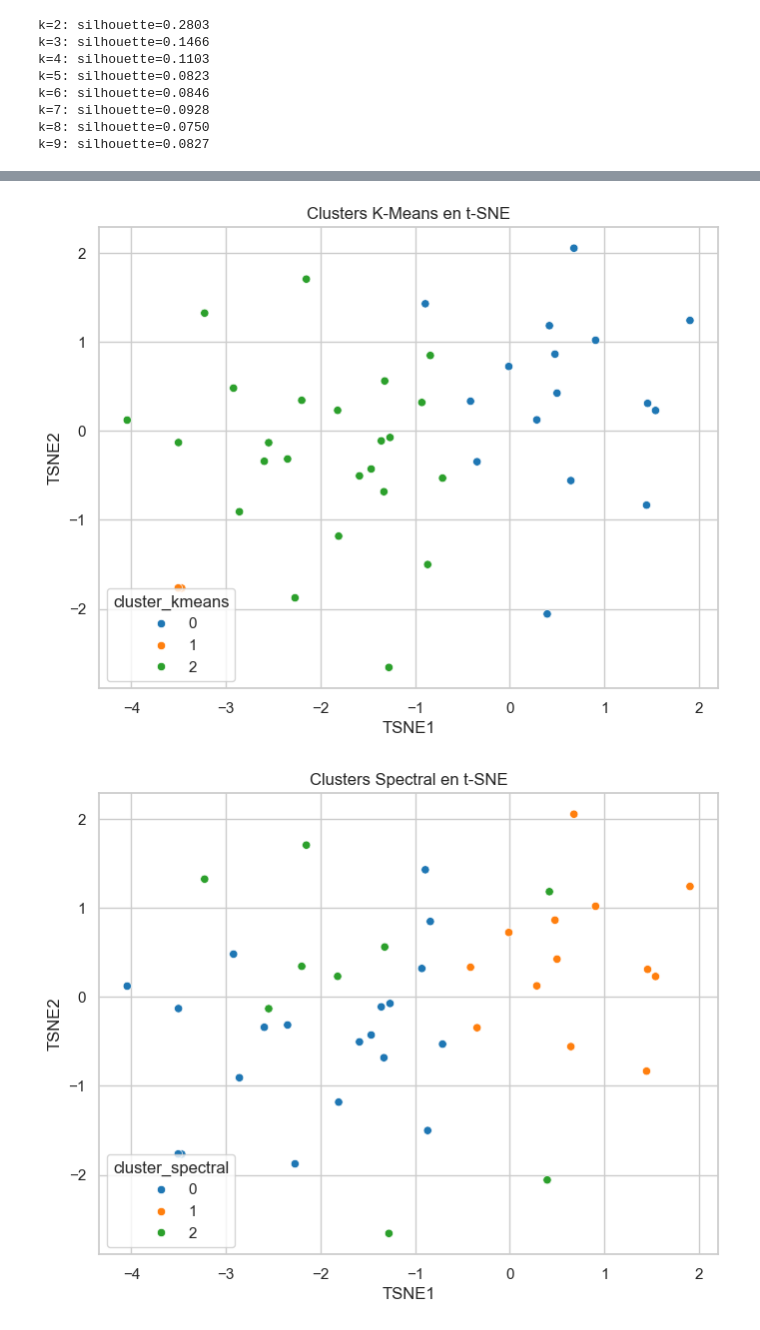
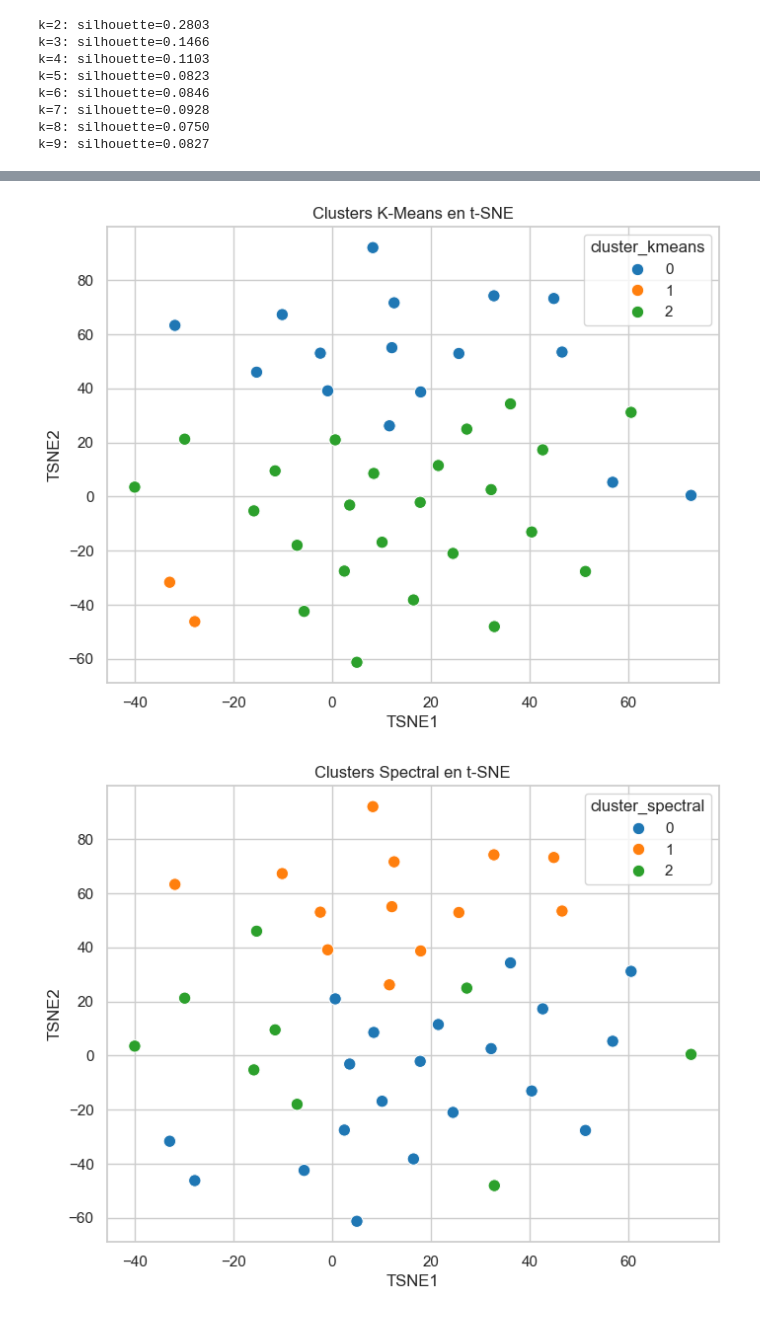
Before and after one commit to tonyfajardo1/ml-cooperativas-segmento1, a Jupyter notebook: notebooks/01_eda_y_clustering_extended.ipynb, the cells around one changed output, grey strips where cells are left out. Cells and saved outputs as stored; diff of their text form; code cells hidden in the pictures.

Commit message:
Mediciones del clustering y conclucion

```diff
--- a/notebooks/01_eda_y_clustering_extended.ipynb
+++ b/notebooks/01_eda_y_clustering_extended.ipynb
@@ -757,42 +687,61 @@ gmm = GaussianMixture(
 )
 
 df_clean["cluster_gmm"] = gmm.fit_predict(X_scaled)
+# %%
+#DBSCAN (solo para ver si hay alguna diferencia)
+from sklearn.cluster import DBSCAN
+
+dbscan = DBSCAN(
+    eps=3.0,          # <--- Ajusta: prueba 0.5, 1.0, 1.5, 2.0
+    min_samples=2    # <--- Ajusta: prueba 3, 5, 8
+)
+
+db_labels = dbscan.fit_predict(X_scaled)
+df_clean["cluster_dbscan"] = db_labels
 # %%
+#Usamos TSNE para ver los clusters de mejor forma
+
 from sklearn.manifold import TSNE
 import seaborn as sns
 import matplotlib.pyplot as plt
 
 tsne = TSNE(
     n_components=2,
     perplexity=20,
-    learning_rate='auto',
+    learning_rate=200,
     max_iter=1500,
     init='pca',
     random_state=42
 )
 
 X_tsne = tsne.fit_transform(X_scaled)
 
 df_clean["TSNE1"] = X_tsne[:, 0]
 df_clean["TSNE2"] = X_tsne[:, 1]
 
 # KMEANS
 plt.figure(figsize=(8,6))
-sns.scatterplot(data=df_clean, x="TSNE1", y="TSNE2", hue="cluster_kmeans", palette="tab10")
+sns.scatterplot(data=df_clean, x="TSNE1", y="TSNE2", hue="cluster_kmeans", palette="tab10", s=80)
 plt.title("Clusters K-Means en t-SNE")
 plt.show()
 
 # SPECTRAL
 plt.figure(figsize=(8,6))
-sns.scatterplot(data=df_clean, x="TSNE1", y="TSNE2", hue="cluster_spectral", palette="tab10")
+sns.scatterplot(data=df_clean, x="TSNE1", y="TSNE2", hue="cluster_spectral", palette="tab10", s=80)
 plt.title("Clusters Spectral en t-SNE")
 plt.show()
 
 # GMM
 plt.figure(figsize=(8,6))
-sns.scatterplot(data=df_clean, x="TSNE1", y="TSNE2", hue="cluster_gmm", palette="tab10")
+sns.scatterplot(data=df_clean, x="TSNE1", y="TSNE2", hue="cluster_gmm", palette="tab10", s=80)
 plt.title("Clusters GMM en t-SNE")
 plt.show()
+
+#DBSCAN (solo para ver mas diferenciacion)
+plt.figure(figsize=(8,6))
+sns.scatterplot(data=df_clean, x="TSNE1", y="TSNE2", hue="cluster_dbscan", palette="tab10", s=80)
+plt.title("Clusters DBSCAN en t-SNE")
+plt.show()
 # %% [output]
-[figure, old version]
+[figure, new version]
-[figure, old version]
+[figure, new version]
```
Also changed, not shown: parts of 62 cells of this notebook, 33 other files.
